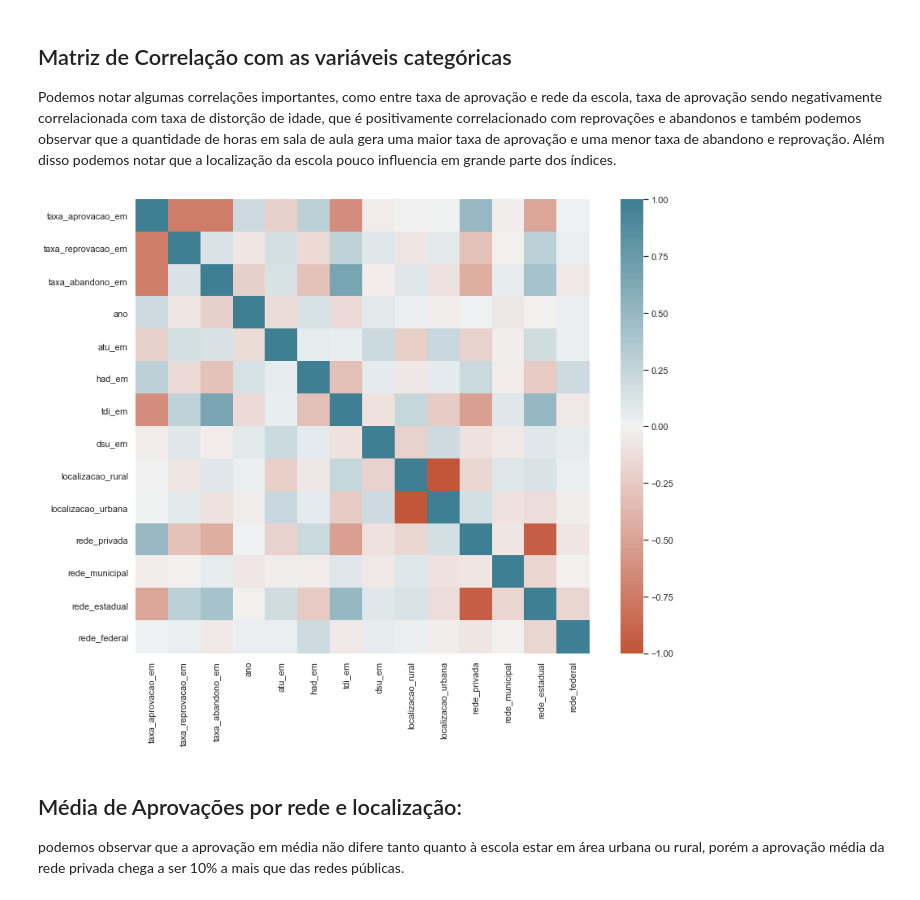
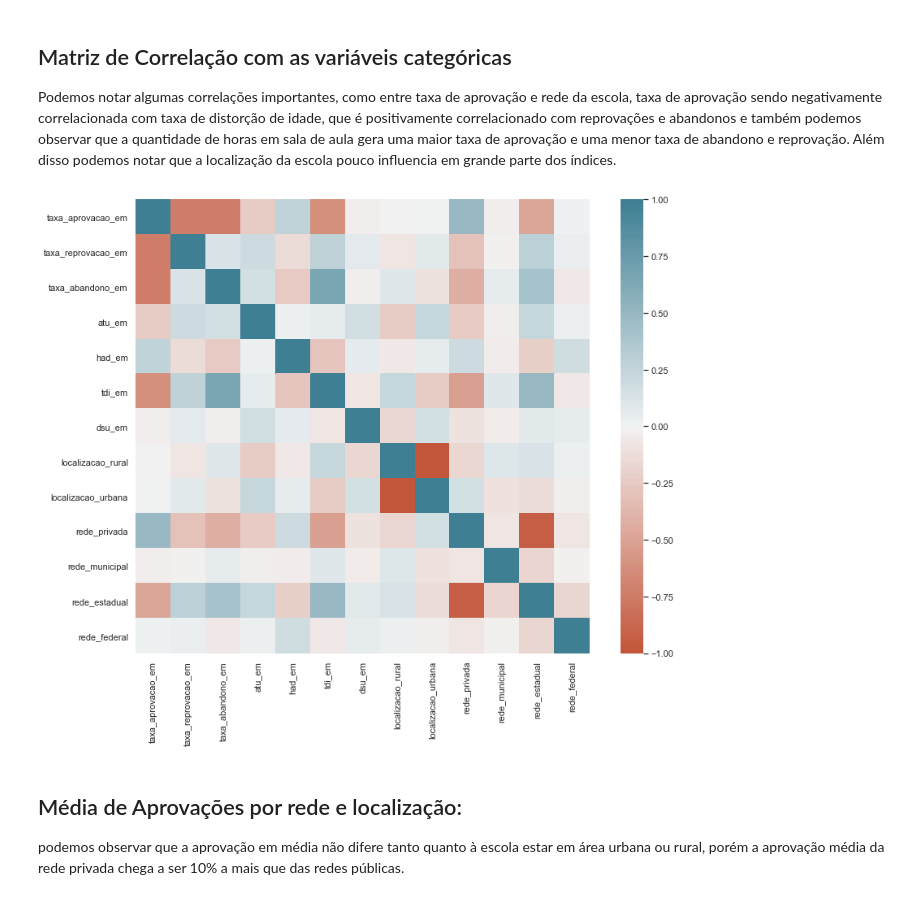
Before and after one commit to maisafraiz/projeto-amd, a Jupyter notebook: project.ipynb, the cells around one changed output. Drawn from its saved outputs; the diff is of its cells as text; code cells hidden in the pictures.

```diff
--- a/project.ipynb
+++ b/project.ipynb
@@ -279,3 +281,6 @@ Primeiramente preenchemos os valores faltantes com a mediana nos casos de *horas
+# %%
+# substitui os dados que contém mais de 40 alunos por turma
+df_escola_em.loc[df_escola_em['atu_em'] > 50, 'atu_em'] = np.nan
 # %%
 # preenche os valores faltantes
 for col in ['had_em', 'atu_em']:
@@ -307,0 +307,11 @@ taxas.append(na_cols)
+# %%
+taxas = ['tdi_em', 'taxa_aprovacao_em', 'taxa_reprovacao_em', 'taxa_abandono_em', 'dsu_em']
+taxas = taxas + na_cols
+
+for tx_col in taxas:
+    df_escola_em[tx_col] = df_escola_em[tx_col].apply(lambda x: x/100)
+
+for col in ['had_em', 'atu_em']:
+    min_val = df_escola_em[col].min()
+    max_val = df_escola_em[col].max()
+    df_escola_em[col] = df_escola_em[col].apply(lambda x: (x-min_val)/(max_val-min_val))
@@ -308,3 +320,8 @@ taxas.append(na_cols)
+# %%
+# transforma id_escola no índice do df:
+df_escola_em.set_index(df_escola_em['id_escola'])
+
+df_escola_em = df_escola_em.drop(['id_escola', 'id_municipio'], axis = 1)
 # %% [markdown]
 ## Gerando o dataset com Dummies
 de modo a podermos tratar numericamente as variáveis categóricas na hora de elaborar os modelos, geramos um dataframe auxiliar com os dummies.
@@ -373,12 +392,12 @@ ax.set_xticklabels(
 ## Matriz de Correlação com as variáveis categóricas
 Podemos notar algumas correlações importantes, como entre taxa de aprovação e rede da escola, taxa de aprovação sendo negativamente correlacionada com taxa de distorção de idade, que é positivamente correlacionado com reprovações e abandonos e também podemos observar que a quantidade de horas em sala de aula gera uma maior taxa de aprovação e uma menor taxa de abandono e reprovação. Além disso podemos notar que a localização da escola pouco influencia em grande parte dos índices.
 # %%
-correlation_cols = ['taxa_aprovacao_em', 'taxa_reprovacao_em', 'taxa_abandono_em', 'ano',
+correlation_cols = ['taxa_aprovacao_em', 'taxa_reprovacao_em', 'taxa_abandono_em',
                     'atu_em', 'had_em', 'tdi_em', 'dsu_em', 'localizacao_rural', 'localizacao_urbana', 'rede_privada', 'rede_municipal', 'rede_estadual', 'rede_federal']
 corr = df_escola_em_dummies[correlation_cols].corr()
 ax = sns.heatmap(corr, vmin=-1, vmax=1, center=0, cmap=sns.diverging_palette(20, 220, n=200), square=True);
 # %% [output]
-[figure, old version]
+[figure, new version]
 # %% [markdown]
 ## Média de Aprovações por rede e localização:
 podemos observar que a aprovação em média não difere tanto quanto à escola estar em área urbana ou rural, porém a aprovação média da rede privada chega a ser 10% a mais que das redes públicas.
```
Also changed, not shown: parts of 17 cells of this notebook.
